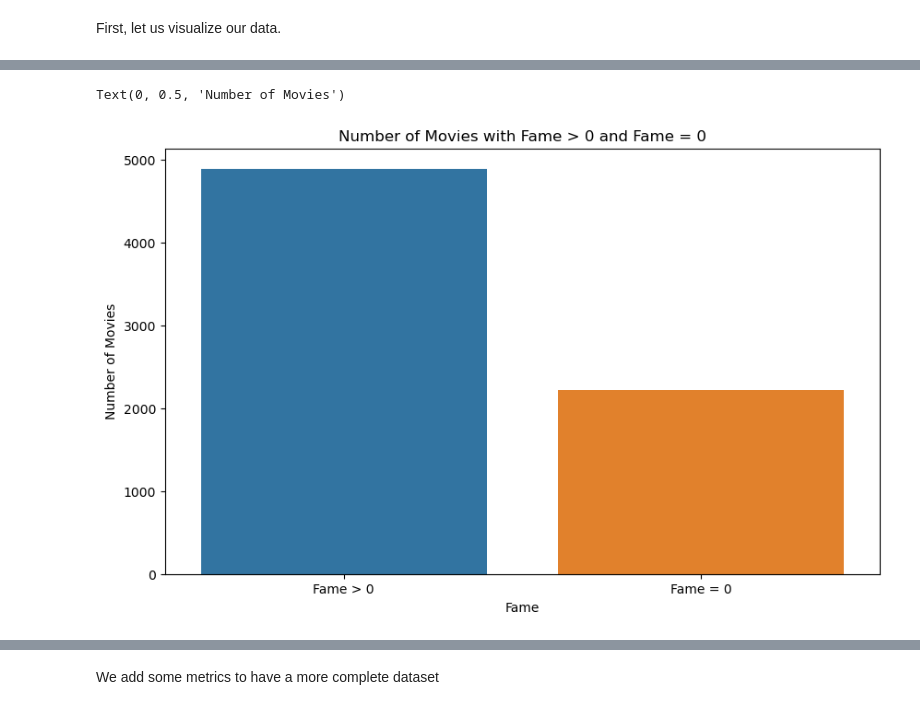
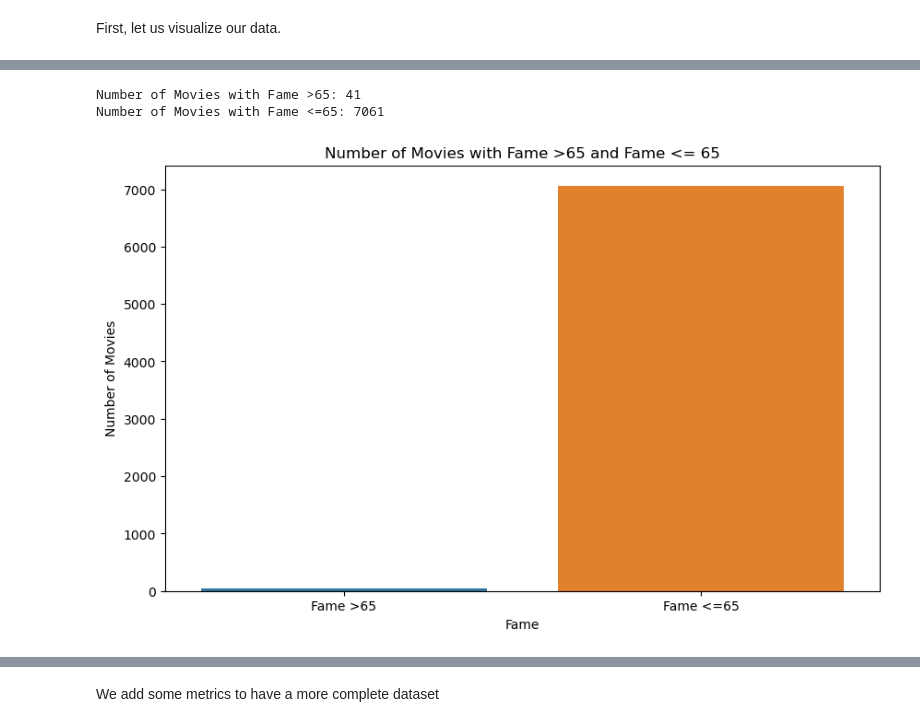
Before and after one commit to epfl-ada/ada-2023-project-shinebrightlikeadamon, a Jupyter notebook: fame_pop_analysis.ipynb, the cells around one changed output, grey strips where cells are left out. Drawn from its saved outputs; the diff is of its cells as text; code cells hidden in the pictures.

Commit message:
Update fame_pop_analysis.ipynb
early stage ideas

```diff
--- a/fame_pop_analysis.ipynb
+++ b/fame_pop_analysis.ipynb
@@ -457,10 +505,19 @@ movies = movies[movies['numVotes'] >= 2000]
 # %%
-# plot a bar plot with the movies with a fame > 0 and the movies with a fame = 0, use the number of movies as the height of the bar
-plt.figure(figsize=(10,6))
-sns.barplot(x=['Fame > 0', 'Fame = 0'], y=[len(movies[movies['Fame'] > 0]), len(movies[movies['Fame'] == 0])])
-plt.title('Number of Movies with Fame > 0 and Fame = 0')
-plt.xlabel('Fame')
-plt.ylabel('Number of Movies')
+# filter dataset to more restricted movies
+movies = movies[movies['numVotes'] >= 2000]
+def vis_num(t):
+    # plot a bar plot with the movies with a fame > 0 and the movies with a fame = 0, use the number of movies as the height of the bar
+    plt.figure(figsize=(10,6))
+    sns.barplot(x=['Fame >'+str(t), 'Fame <='+str(t)], y=[len(movies[movies['Fame'] > t]), len(movies[movies['Fame'] <=t])])
+    plt.title("Number of Movies with Fame >"+str(t)+" and Fame <= "+ str(t))
+    plt.xlabel('Fame')
+    plt.ylabel('Number of Movies')
+    print("Number of Movies with Fame >"+str(t)+":", len(movies[movies['Fame'] > t]))
+    print("Number of Movies with Fame <="+str(t)+":", len(movies[movies['Fame'] <= t]))
+
+
+vis_num(65)
 # %% [output]
-Text(0, 0.5, 'Number of Movies')
+Number of Movies with Fame >65: 41
+Number of Movies with Fame <=65: 7061
-[figure, old version]
+[figure, new version]
```
Also changed, not shown: parts of 25 cells of this notebook.
